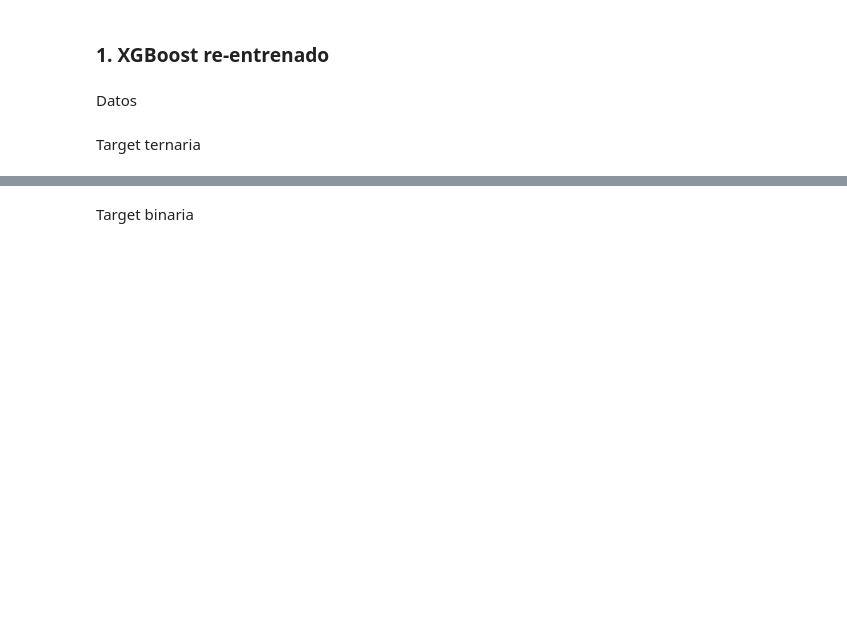
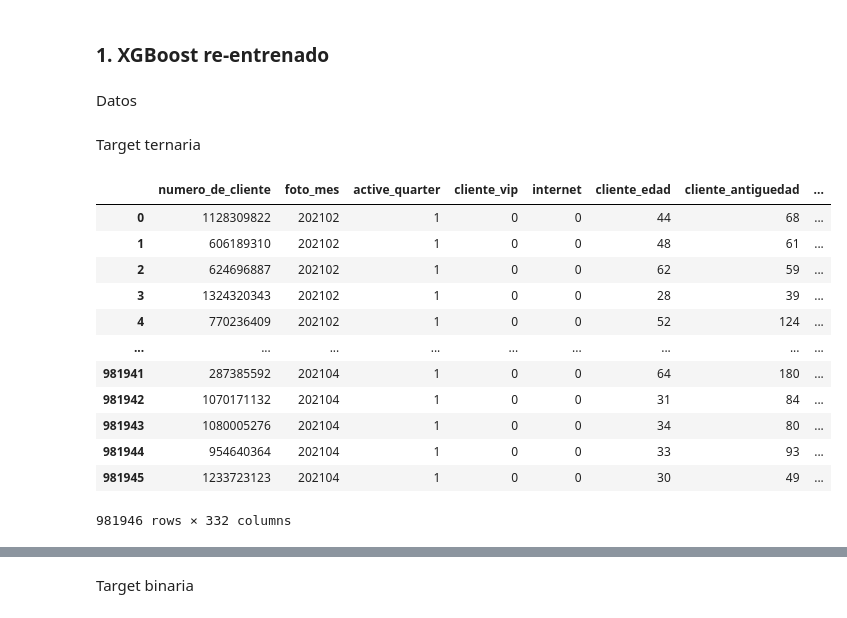
Before and after one commit to sstedoldi/dmeyf2024, a Jupyter notebook: comp_01/Script_comp01_v02_ensamble.ipynb, the cells around one changed output, grey strips where cells are left out. Saved outputs shown, nothing was run; the diff lists cells and outputs as text; code cells hidden in the pictures; blank space fills up the shorter version.

```diff
--- a/comp_01/Script_comp01_v02_ensamble.ipynb
+++ b/comp_01/Script_comp01_v02_ensamble.ipynb
@@ -86,6 +87,22 @@ data = pd.read_csv(dataset_file)
 to_drop = ['Master_fultimo_cierre', 'Visa_fultimo_cierre'] + ['cprestamos_personales', 'mprestamos_personales']
 # %% [markdown]
 Target ternaria
+# %%
+data
+# %% [output]
+|  | numero_de_cliente | foto_mes | active_quarter | cliente_vip | internet | cliente_edad | cliente_antiguedad | ... |
+| 0 | 1128309822 | 202102 | 1 | 0 | 0 | 44 | 68 | ... |
+| 1 | 606189310 | 202102 | 1 | 0 | 0 | 48 | 61 | ... |
+| 2 | 624696887 | 202102 | 1 | 0 | 0 | 62 | 59 | ... |
+| 3 | 1324320343 | 202102 | 1 | 0 | 0 | 28 | 39 | ... |
+| 4 | 770236409 | 202102 | 1 | 0 | 0 | 52 | 124 | ... |
+| ... | ... | ... | ... | ... | ... | ... | ... | ... |
+| 981941 | 287385592 | 202104 | 1 | 0 | 0 | 64 | 180 | ... |
+| 981942 | 1070171132 | 202104 | 1 | 0 | 0 | 31 | 84 | ... |
+| 981943 | 1080005276 | 202104 | 1 | 0 | 0 | 34 | 80 | ... |
+| 981944 | 954640364 | 202104 | 1 | 0 | 0 | 33 | 93 | ... |
+| 981945 | 1233723123 | 202104 | 1 | 0 | 0 | 30 | 49 | ... |
+981946 rows × 332 columns
 # %%
 target_multi = 'clase_ternaria'
 
```
Also changed, not shown: parts of 33 cells of this notebook, 2 other files.
